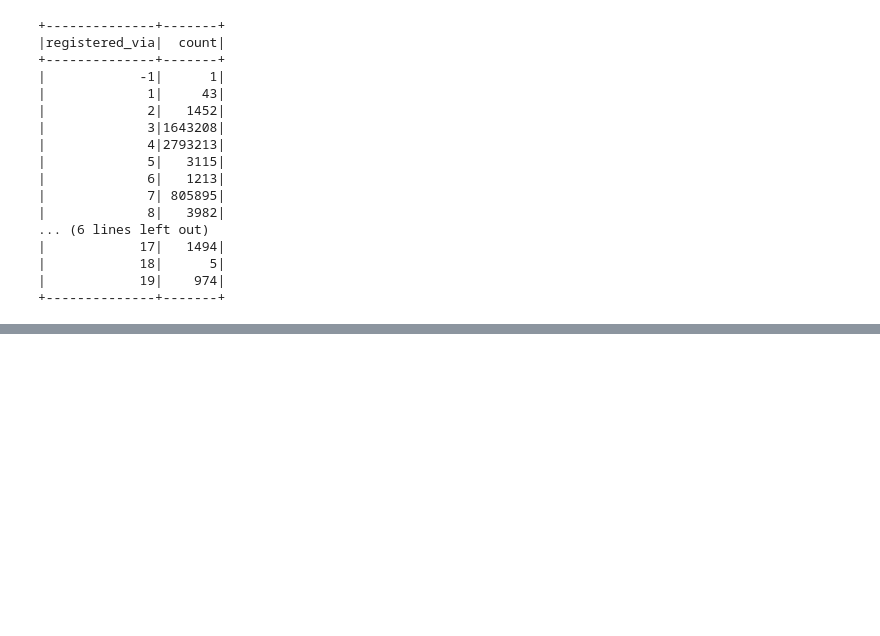
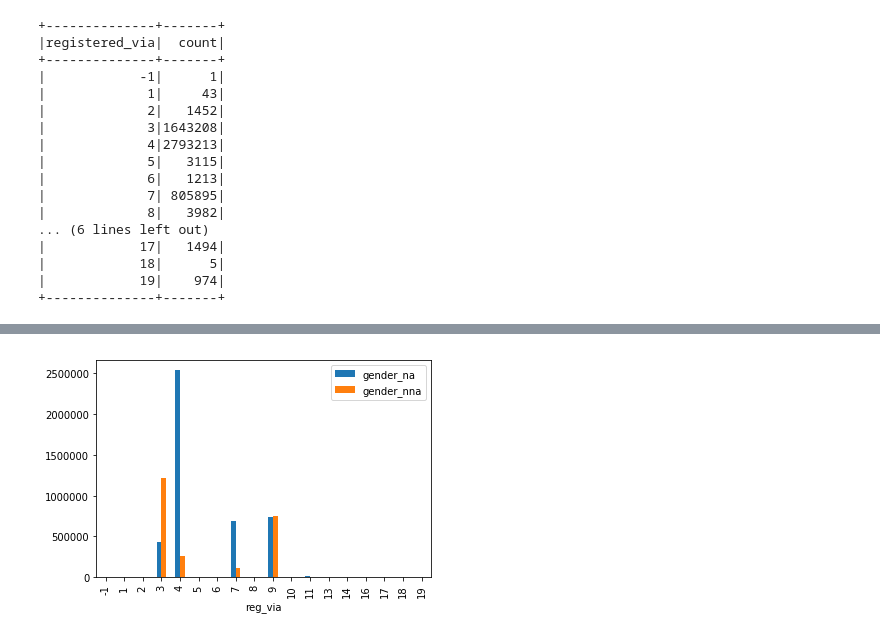
Before and after one commit to III-AdventureTime/kkbox_churn, a Jupyter notebook: explore_raw_members.yang/explore_raw_members.ipynb, the cells around one changed output, grey strips where cells are left out. Saved outputs shown, nothing was run; the diff lists cells and outputs as text; code cells hidden in the pictures; blank space fills up the shorter version.

```diff
--- a/explore_raw_members.yang/explore_raw_members.ipynb
+++ b/explore_raw_members.yang/explore_raw_members.ipynb
@@ -134,0 +204,5 @@ df0.groupBy('registered_via').count() \
+# %%
+df = df0.selectExpr('registered_via as reg_via', 'gender IS NULL AS gender_na') \
+        .stat.crosstab('reg_via', 'gender_na').sort(col('reg_via_gender_na').cast('int'))
+df.printSchema()
+df.show(20)
@@ -134,0 +227,8 @@ df0.groupBy('registered_via').count() \
+# %%
+import matplotlib.pyplot as plt
+df.selectExpr('reg_via_gender_na as reg_via', '`true` as gender_na', '`false` as gender_nna') \
+  .toPandas().set_index('reg_via').plot(kind='bar')
+
+plt.show()
+# %% [output]
+[figure, added]
```
Also changed, not shown: parts of 10 cells of this notebook.
